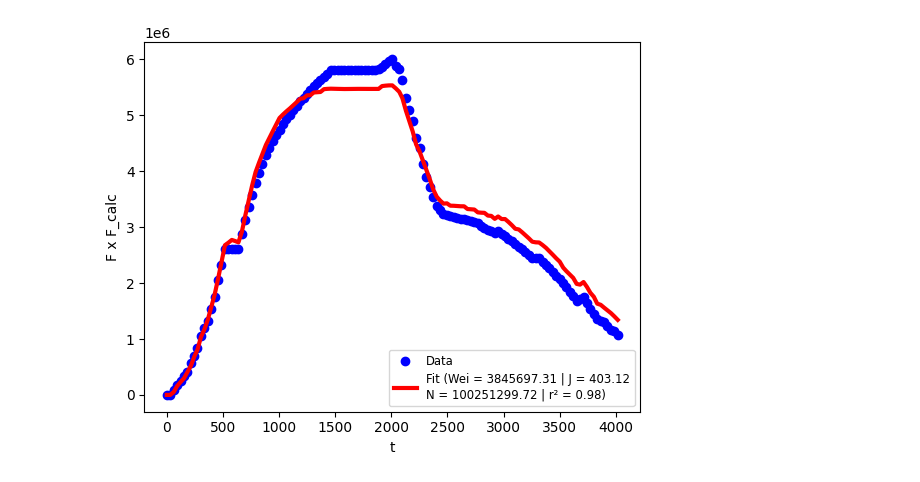
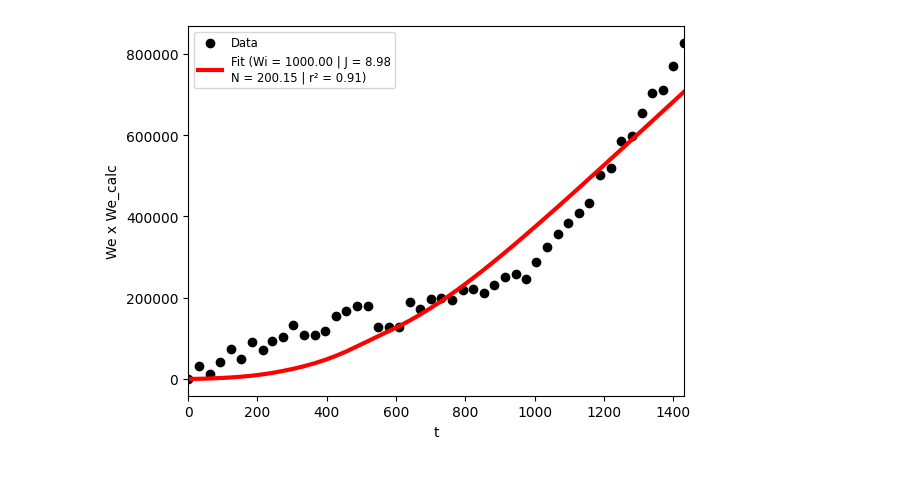
Before and after one commit to marcelogarret/projeto_mestrado, a Jupyter notebook: EBM_FIT_UNISIM_M.ipynb, the cells around one changed output. Cells and saved outputs as stored; diff of their text form; code cells hidden in the pictures.

```diff
--- a/EBM_FIT_UNISIM_M.ipynb
+++ b/EBM_FIT_UNISIM_M.ipynb
@@ -89,12 +98,17 @@ df["Bg"]=bg
 
 rs = func_rs(p, 0.4655, 15.0114)
 df["Rs"]=rs
+df["Rp"] = (df["Gp"]/df["Np"]).fillna(0)
 
-df["Bt"]=df["Bo"]+(Rsi-df["Rs"])*df["Bg"]
-df["F"] = df["Np"]*(df["Bt"]+(df["Rp"]-Rsi)*df["Bg"])+(df["Wp"]-df["Winj"])*Bw
-df["Eo"] = df["Bt"]-df["Bt"].iloc[0]
-df["Eg"] = df["Bt"].iloc[0]*(df["Bg"]/df["Bg"].iloc[0]-1)
-df["Efw"] = df["Bt"].iloc[0]*((cf+cw*Swi)/(1-Swi))*df["dp"]
+# df["Bt"]=df["Bo"]+(Rsi-df["Rs"])*df["Bg"]
+# df["F"] = df["Np"]*(df["Bt"]+(df["Rp"]-Rsi)*df["Bg"])+(df["Wp"]-df["Winj"])*Bw
+df["F"] = df["Np"]*(df["Bo"]+(df["Rp"]-df["Rs"])*df["Bg"])+(df["Wp"]-df["Winj"])*Bw
+# df["Eo"] = df["Bt"]-df["Bt"].iloc[0]
+df["Eo"] = df["Bo"]-df["Bo"].iloc[0]+(df["Rs"].iloc[0]-df["Rs"])*df["Bg"]
+# df["Eg"] = df["Bt"].iloc[0]*(df["Bg"]/df["Bg"].iloc[0]-1)
+df["Eg"] = df["Bo"].iloc[0]*((df["Bg"]/df["Bg"].iloc[0])-1)
+# df["Efw"] = df["Bt"].iloc[0]*((cf+cw*Swi)/(1-Swi))*(df["Press"].iloc[0]-df["Press"])
+df["Efw"] = (1+m)*df["Bo"].iloc[0]*((cf+cw*Swi)/(1-Swi))*(df["Press"].iloc[0]-df["Press"])
 
 df.head()
 # %% [output]
@@ -138,53 +151,57 @@ p_med=train["p_med"].values
 ##Aquífero Fetkovich
 
 # Função objetivo
-def objective(x, Eo, Eg, F, m):
+def objective(x, Eo, Eg, Efw, F, m):
     N = x[0]  # N é constante
-    Wei = x[1]  # Wei é constante
+    Wi = x[1]  # Wei é constante
     J = x[2]  # J é constante
+    Wei = (cf+cw)*Wi*p[0]*10**6
     Wen = np.zeros(len(t))
     pa_med = np.zeros(len(t))
     pa_med[0] = p[0]
     for i in range(1,len(t)):
-      Wen[i]=Wen[i-1]+(Wei/p[0])*(pa_med[i-1]-p_med[i])*(1-np.exp(-J*p[0]*dt[i]/Wei))
-      pa_med[i]=p[0]*(1-(Wen[i-1]/Wei))
-    F_calc = N * (Eo + m * Eg + (1 + m) * Efw) + Wen
-    return np.sum((F - F_calc) ** 2)
+      pa_med[i-1]=p[0]*(1-(Wen[i-1]/Wei))
+      Wen[i]=Wen[i-1]+(Wei/p[0])*(pa_med[i-1]-p[i])*(1-np.exp(-J*p[0]*dt[i]/Wei))
+    We_EBM = F - (N*10**6) * (Eo + m * Eg + Efw)
+    return np.sum((We_EBM - Wen) ** 2)
 
-# Chute inicial para N, Wei e J
-x0 = np.array([10**8] + [10**5] + [1])
+# Chute inicial para N, Wi e J
+x0 = np.array([130] + [100] + [10])
 
-# Limites para N, Wei e J
-bounds = [(0.1, None)] + [(0.1, None)] + [(0.1, 10**3)]
+# Limites para N, Wi e J
+bounds = [(10, 1000)] + [(10, 1000)] + [(1, 100)]
 
 # Otimização com restrições
-result = minimize(objective, x0, args=(Eo, Eg, F, m), bounds=bounds)
+result = minimize(objective, x0, args=(Eo, Eg, Efw, F, m), bounds=bounds)
 
 N_est = result.x[0]
-Wei_est = result.x[1]
+Wi_est = result.x[1]
 J_est = result.x[2]
 
-print(f"Estimativa de N: {N_est}")
-print(f"Estimativa de Wei: {Wei_est}")
-print(f"Estimativas de J: {J_est}")
+print(f"Estimativa de N: {N_est:0.2f}")
+print(f"Estimativa de Wi: {Wi_est:0.2f}")
+print(f"Estimativas de J: {J_est:0.2f}")
 
+Wei_est = (cf+cw)*Wi_est*p[0]*10**6
+# print(Wei_est)
 Wen = np.zeros(len(t))
 pa_med = np.zeros(len(t))
 pa_med[0] = p[0]
 for i in range(1,len(t)):
-  Wen[i] = Wen[i-1]+(Wei_est/p[0])*(pa_med[i-1]-p_med[i])*(1-np.exp(-J_est*p[0]*dt[i]/Wei_est))
-  pa_med[i] = p[0]*(1-(Wen[i-1]/Wei_est))
+  pa_med[i-1] = p[0]*(1-(Wen[i-1]/Wei_est))
+  Wen[i] = Wen[i-1]+(Wei_est/p[0])*(pa_med[i-1]-p[i])*(1-np.exp(-J_est*p[0]*dt[i]/Wei_est))
+pa_med[len(t)-1] = p[0]*(1-(Wen[len(t)-1]/Wei_est))
+We_EBM = F - (N_est*10**6) * (Eo + m * Eg + Efw)
+print(Wen)
 
-# print(pa_med)
-
-F_calc = N_est * (Eo + m * Eg + (1 + m) * Efw) + Wen
-r2_2 = r2_score(F, F_calc)
+r2_2 = r2_score(We_EBM, Wen)
 print(r2_2)
 
-plt.scatter(t, F, label="Data", color="blue")
-plt.plot(t, F_calc, label=f"Fit (Wei = {Wei_est:0.2f} | J = {J_est:0.2f}" + "\n" + f"N = {N_est:0.2f} | r\N{SUPERSCRIPT TWO} = {r2_2:.2f})", color="red", linewidth=3)
+plt.scatter(t, We_EBM, label="Data", color="black")
+plt.plot(t, Wen, label=f"Fit (Wi = {Wi_est:0.2f} | J = {J_est:0.2f}" + "\n" + f"N = {N_est:0.2f} | r\N{SUPERSCRIPT TWO} = {r2_2:.2f})", color="red", linewidth=3)
 plt.legend(fontsize='small')
 plt.xlabel("t")
-plt.ylabel("F x F_calc")
+plt.ylabel("We x We_calc")
+plt.xlim(0, 1431)
 plt.show()
 # %% [output]
@@ -195 +224 @@ Estimativas de J: 403.1216826448983
-[figure, old version]
+[figure, new version]
```
Also changed, not shown: parts of 14 cells of this notebook.
